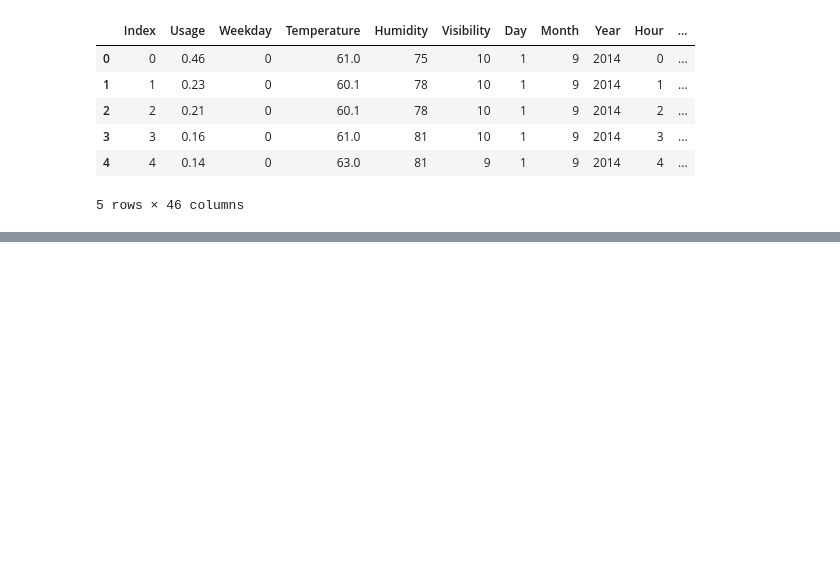
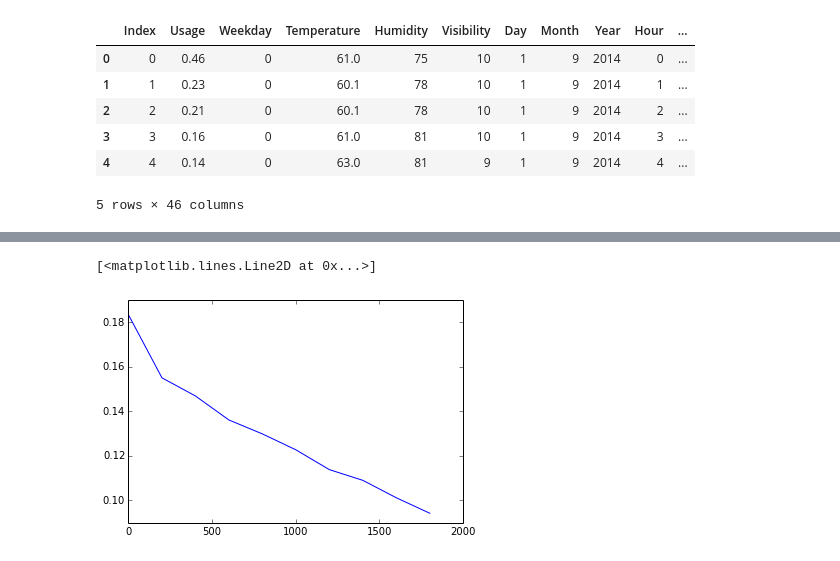
Before and after one commit to florianfp/Energy_Data_Science, a Jupyter notebook: Kaggle.ipynb, the cells around one changed output, grey strips where cells are left out. Cells and saved outputs as stored; diff of their text form; code cells hidden in the pictures; blank space fills up the shorter version.

```diff
--- a/Kaggle.ipynb
+++ b/Kaggle.ipynb
@@ -502,0 +506,11 @@ df2.head()
+# %%
+#there is no more X and Y for KMeans
+df3 = df
+df3['Usage'] = df['Usage']
+train = df3.values
+X3 = train[:,1:len(train)]
+# %%
+nb_clusters = 5
+k_means = KMeans(init='k-means++', n_clusters=nb_clusters, n_init=10)
+# %%
+k_means.fit(X3);
@@ -502,0 +579,5 @@ df2.head()
+# %%
+plt.plot(error_mean[:,0], error_mean[:,1])
+# %% [output]
+[<matplotlib.lines.Line2D at 0x...>]
+[figure, added]
```
Also changed, not shown: parts of 7 cells of this notebook.
